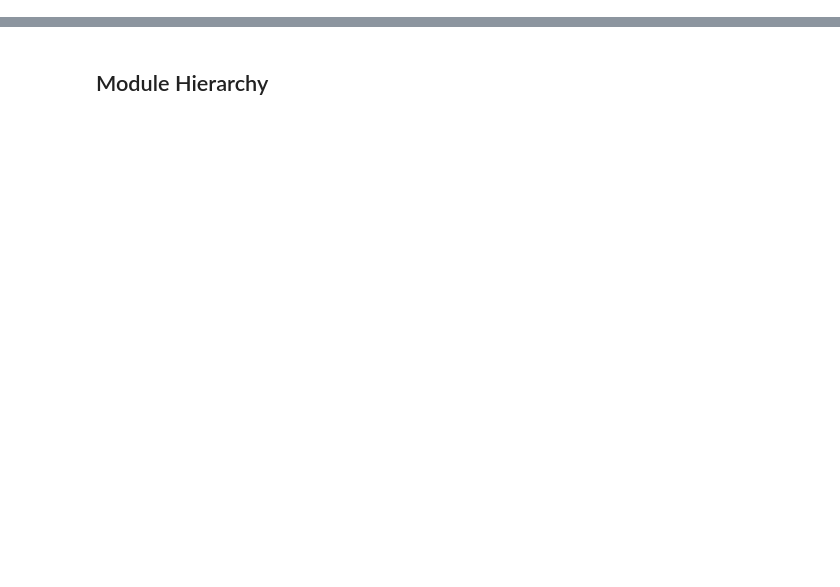
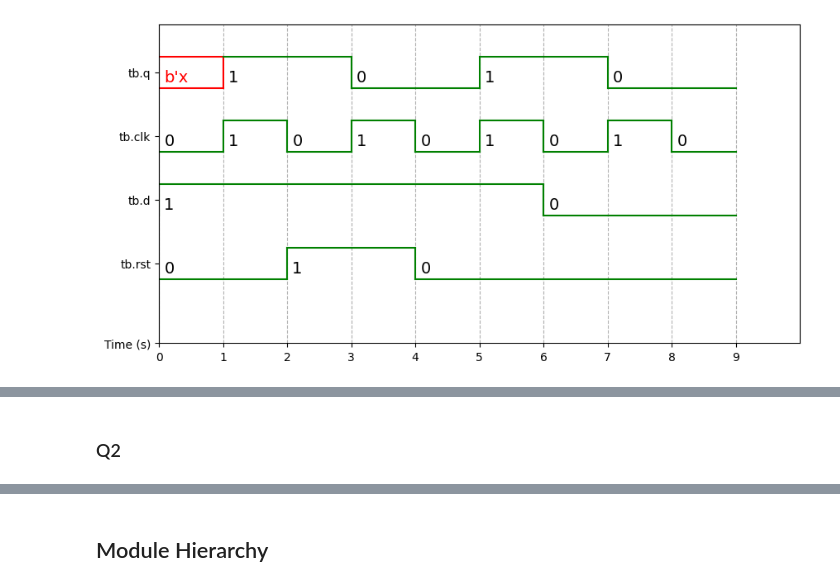
Before and after one commit to pe8sutd/DSL2025, a Jupyter notebook: VerilogGit.ipynb, the cells around one changed output, grey strips where cells are left out. Cells and saved outputs as stored; diff of their text form; code cells hidden in the pictures; blank space fills up the shorter version.

```diff
--- a/VerilogGit.ipynb
+++ b/VerilogGit.ipynb
@@ -1089,4 +1118,14 @@ base = 'hex' # bin, dec, dec2, hex, octal
+# %%
+%%waveform tb.vcd
+sign_list = ['tb.q','tb.clk','tb.d','tb.rst']
+time_begin = 0
+time_end = 9
+base = 'bin' # bin, dec, dec2, hex, octal
+# %% [output]
+[figure, added]
 # %% [markdown]
 ![](https://github.com/pe8sutd/DSL2025/blob/main/VerilogColab2/Slide104.PNG?raw=1)
 # %% [markdown]
 ![](https://github.com/pe8sutd/DSL2025/blob/main/VerilogColab2/Slide105.PNG?raw=1)
+# %% [markdown]
+### Q2
```
Also changed, not shown: parts of 7 cells of this notebook.
